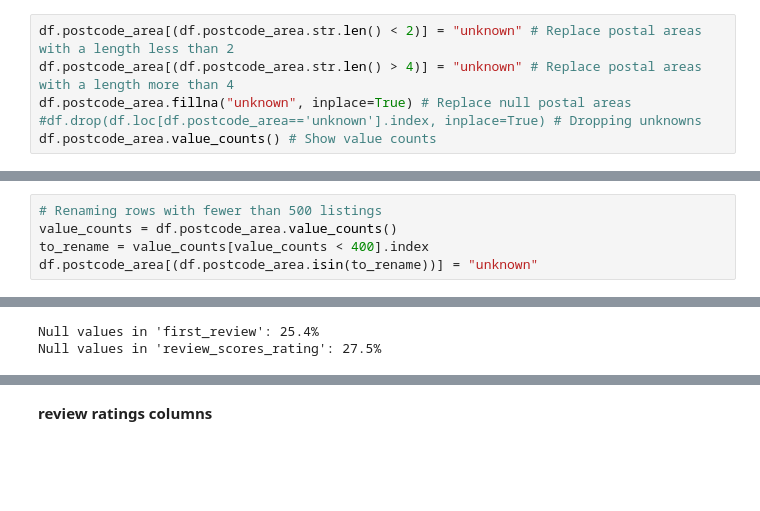
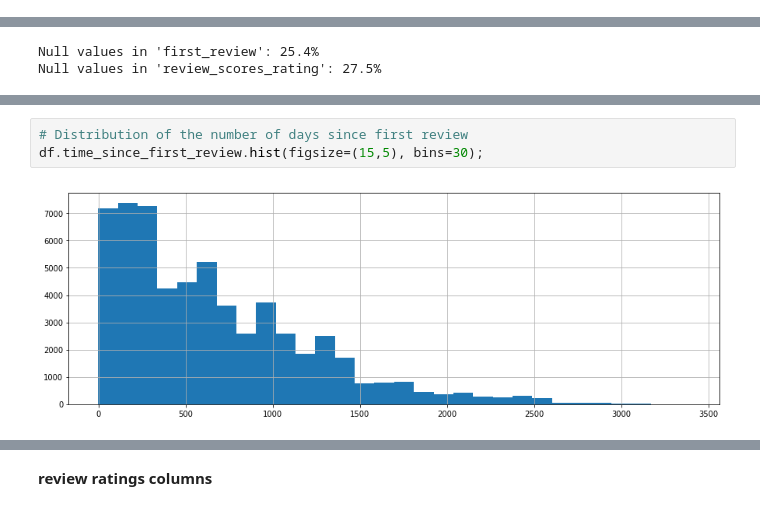
Before and after one commit to cbuie/Airbnb-neural-network-price-prediction, a Jupyter notebook: Airbnb-price-prediction.ipynb, the cells around one changed output, grey strips where cells are left out. Cells and saved outputs as stored; diff of their text form; blank space fills up the shorter version.

```diff
--- a/Airbnb-price-prediction.ipynb
+++ b/Airbnb-price-prediction.ipynb
@@ -383,6 +342,0 @@ df.loc[df.postcode_area.str.startswith(('EN', 'CM','IG', 'RM', 'DA', 'BR', 'CR',
-# %%
-df.postcode_area[(df.postcode_area.str.len() < 2)] = "unknown" # Replace postal areas with a length less than 2
-df.postcode_area[(df.postcode_area.str.len() > 4)] = "unknown" # Replace postal areas with a length more than 4
-df.postcode_area.fillna("unknown", inplace=True) # Replace null postal areas
-#df.drop(df.loc[df.postcode_area=='unknown'].index, inplace=True) # Dropping unknowns
-df.postcode_area.value_counts() # Show value counts
@@ -414,5 +342,0 @@ Name: postcode_area, Length: 222, dtype: int64
-# %%
-# Renaming rows with fewer than 500 listings
-value_counts = df.postcode_area.value_counts()
-to_rename = value_counts[value_counts < 400].index
-df.postcode_area[(df.postcode_area.isin(to_rename))] = "unknown"
@@ -674,0 +584,5 @@ If no reviews then...? Keep as unknown category and use as categorical instead o
+# %%
+# Distribution of the number of days since first review
+df.time_since_first_review.hist(figsize=(15,5), bins=30);
+# %% [output]
+[figure, added]
```
Also changed, not shown: parts of 60 cells of this notebook, 2 other files.
